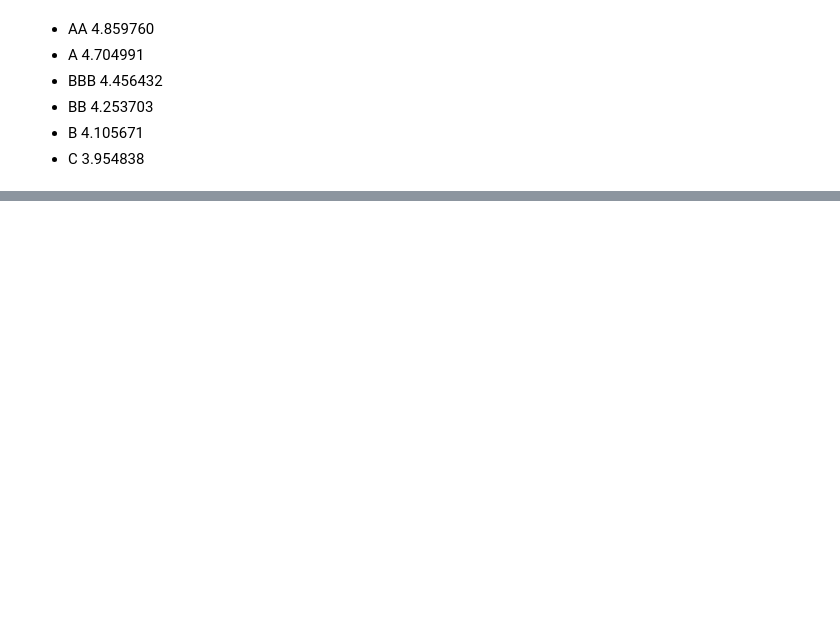
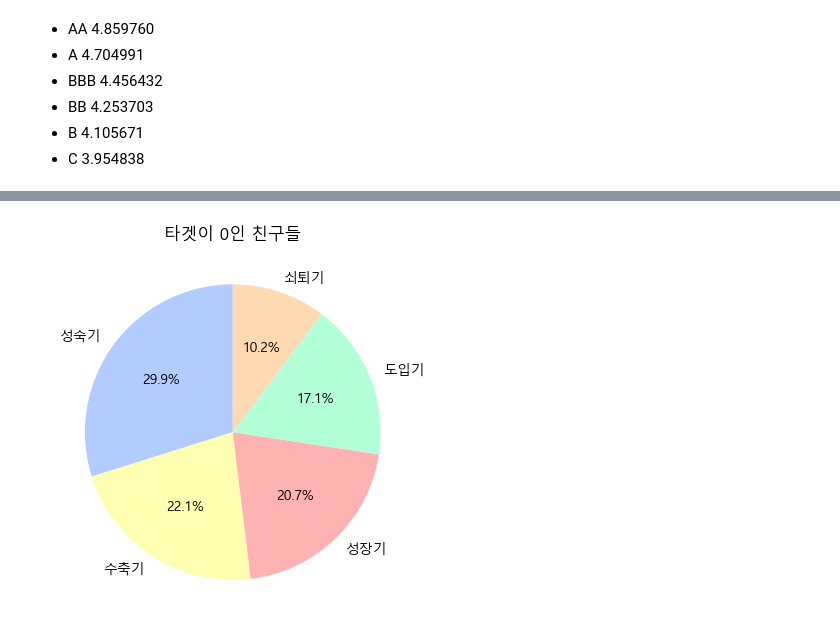
Before and after one commit to youngsang114/Project_2, a Jupyter notebook: 등급화/등급화_raw.ipynb, the cells around one changed output, grey strips where cells are left out. Cells and saved outputs as stored; diff of their text form; code cells hidden in the pictures; blank space fills up the shorter version.

```diff
--- a/등급화/등급화_raw.ipynb
+++ b/등급화/등급화_raw.ipynb
@@ -156,0 +205,14 @@ df[df['t-1감사의견코드']==1]['dp_score'].mean()
+# %%
+# 파이차트 그리기
+labels=['성숙기','수축기','성장기','도입기','쇠퇴기']
+sizes=[50978,37714,35302,29288,17495]
+colors=  ['#B2CCFF', '#FFFFB2', '#FFB2B2', '#B2FFD8', '#FFD9B2']
+plt.pie(sizes, labels=labels, colors=colors, autopct='%1.1f%%', startangle=90)
+
+# 제목 추가
+plt.title('타겟이 0인 친구들')
+
+# 그래프 보여주기
+plt.show()
+# %% [output]
+[figure, added]
```
Also changed, not shown: parts of 12 cells of this notebook, 3 other files.
